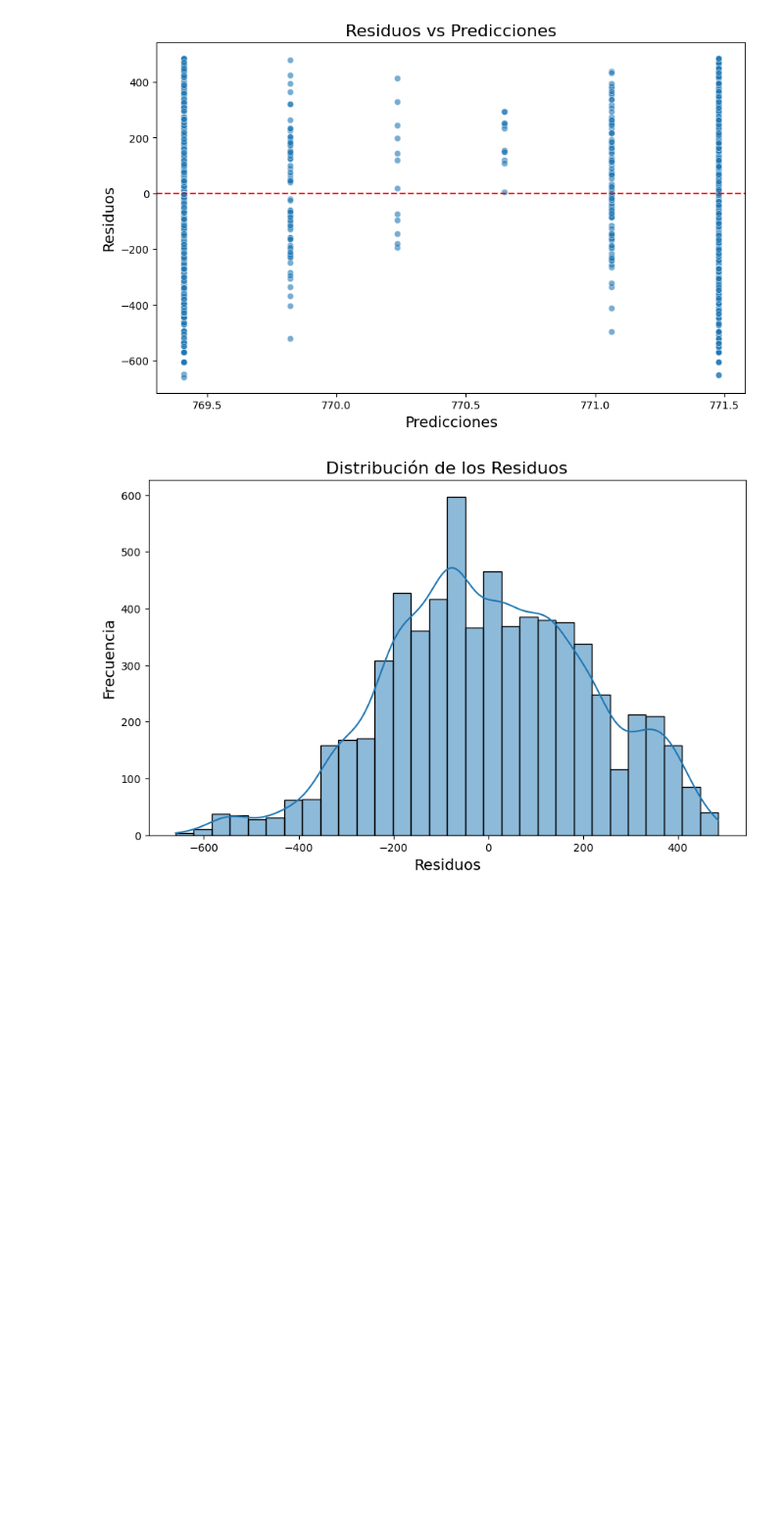
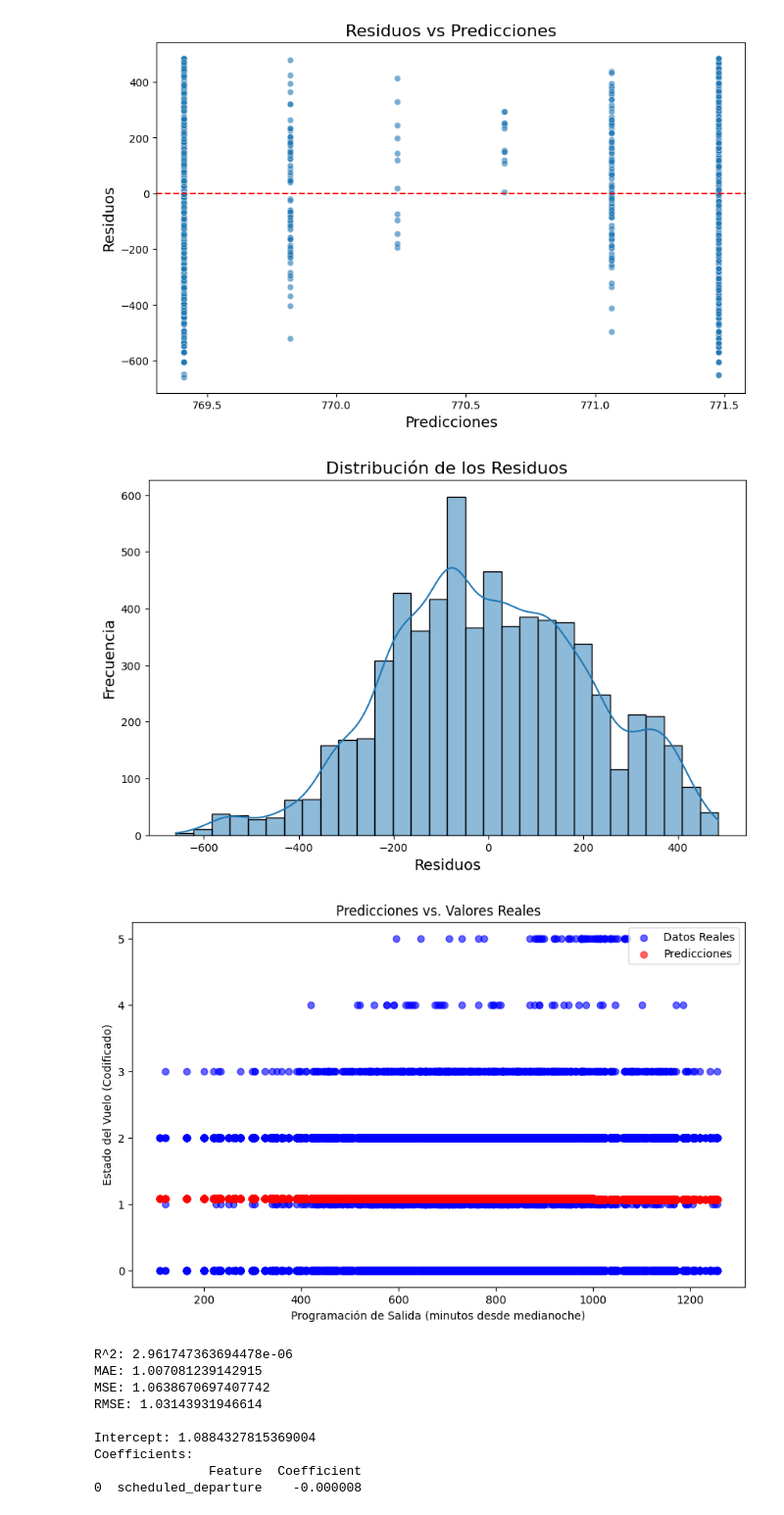
Before and after one commit to CarlosJDO30/Analisis-de-Ocupacion-de-Vuelos, a Jupyter notebook: ML/ML_flights.ipynb, the cells around one changed output. Shown: that part at 98% size. Cells and saved outputs as stored; diff of their text form; code cells hidden in the pictures; blank space fills up the shorter version.

```diff
--- a/ML/ML_flights.ipynb
+++ b/ML/ML_flights.ipynb
@@ -232,3 +232,71 @@ plt.ylabel('Frecuencia', fontsize=14)
 plt.show()
 # %% [output]
 [figure]
+# %%
+import matplotlib.pyplot as plt
+import seaborn as sns
+from sklearn.metrics import r2_score, mean_absolute_error, mean_squared_error
+import pandas as pd
+from sklearn.linear_model import LinearRegression
+
+# Suponiendo que tienes un DataFrame df y has entrenado un modelo llamado 'model'
+
+# Si 'status' fue codificado, asegúrate de usar el mismo encoding para las predicciones
+df['status_encoded'] = pd.factorize(df['status'])[0]
+
+# Crear el modelo de regresión lineal (Asegúrate de que este modelo ha sido ajustado previamente)
+model = LinearRegression()
+X = df[['scheduled_departure']]
+y = df['status_encoded']
+model.fit(X, y)
+
+# Realizar predicciones
+df['predictions'] = model.predict(X)
+
+# Crear la figura y el eje
+plt.figure(figsize=(10, 6))
+
+# Graficar los datos reales vs. predicciones
+plt.scatter(df['scheduled_departure'], df['status_encoded'], color='blue', label='Datos Reales', alpha=0.6)
+plt.scatter(df['scheduled_departure'], df['predictions'], color='red', label='Predicciones', alpha=0.6)
+
+# Añadir título y etiquetas
+plt.xlabel('Programación de Salida (minutos desde medianoche)')
+plt.ylabel('Estado del Vuelo (Codificado)')
+plt.title('Predicciones vs. Valores Reales')
+plt.legend()
+
+# Mostrar el gráfico
+plt.show()
+
+# Calcular métricas de evaluación
+r2 = r2_score(df['status_encoded'], df['predictions'])
+mae = mean_absolute_error(df['status_encoded'], df['predictions'])
+mse = mean_squared_error(df['status_encoded'], df['predictions'])
+rmse = mean_squared_error(df['status_encoded'], df['predictions'], squared=False)
+
+# Crear un DataFrame con los nombres de las características y sus coeficientes
+coef_df = pd.DataFrame({'Feature': ['scheduled_departure'], 'Coefficient': model.coef_})
+
+# Mostrar las métricas de error
+print(f'R^2: {r2}')
+print(f'MAE: {mae}')
+print(f'MSE: {mse}')
+print(f'RMSE: {rmse}')
+print(" ")
+
+# Mostrar los coeficientes del modelo
+print("Intercept:", model.intercept_)
+print("Coefficients:")
+print(coef_df)
+# %% [output]
+[figure, added]
+R^2: 2.961747363694478e-06
+MAE: 1.007081239142915
+MSE: 1.0638670697407742
+RMSE: 1.03143931946614
+
+Intercept: 1.0884327815369004
+Coefficients:
+               Feature  Coefficient
+0  scheduled_departure    -0.000008
```
